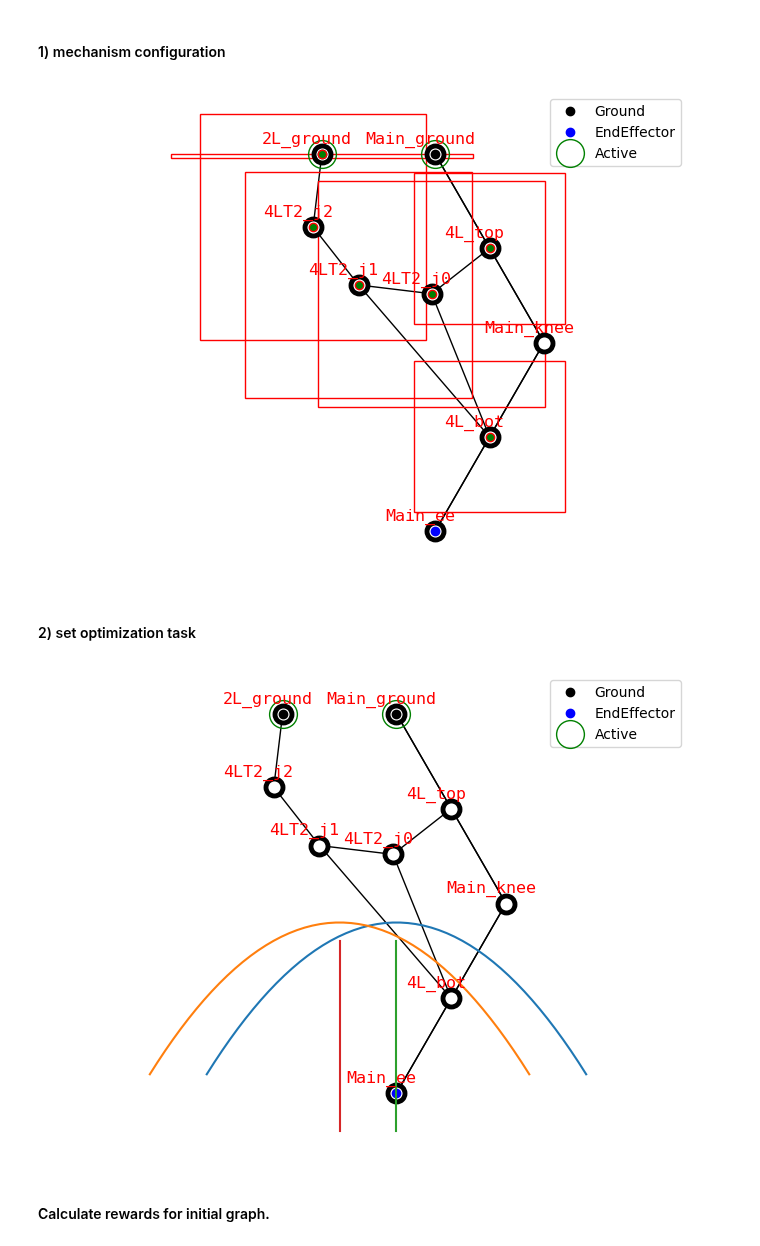
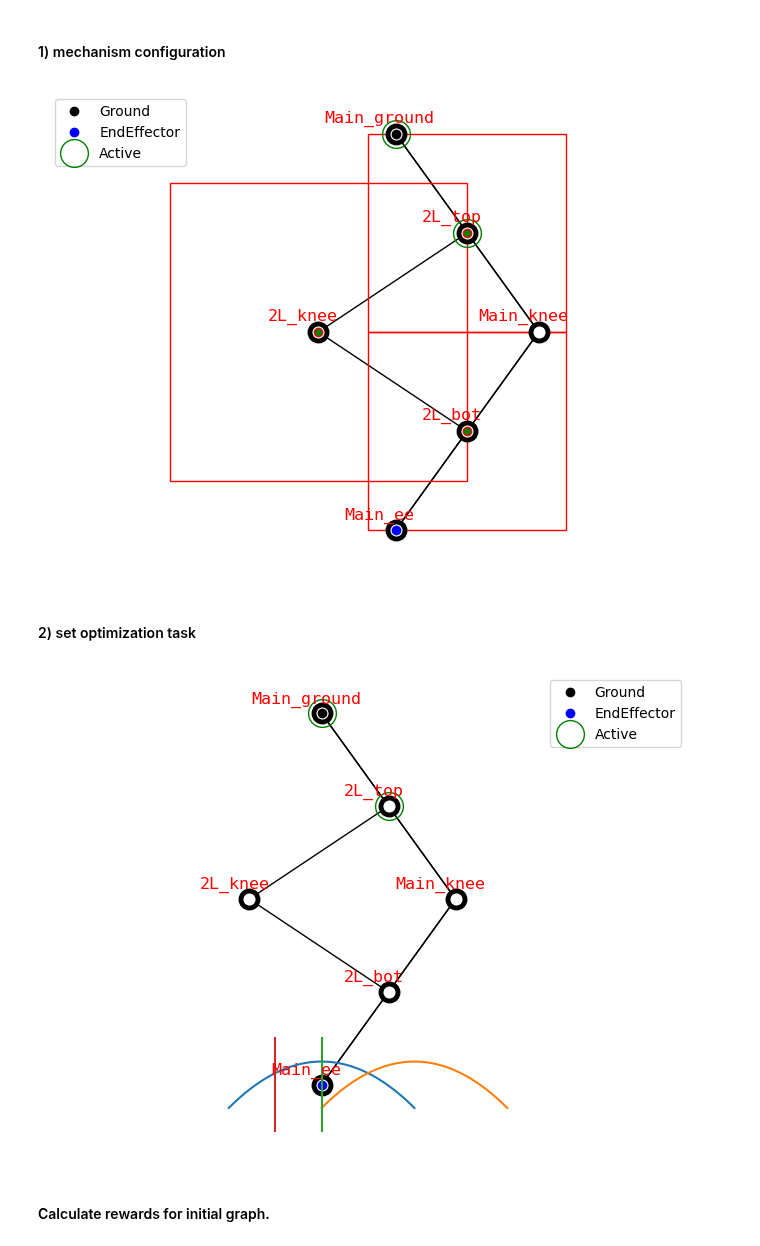
Before and after one commit to LicAiBeerLab/auto-robotics-design, a Jupyter notebook: apps/optimize/single_topology_optimization copy.ipynb, the cells around one changed output. Saved outputs shown, nothing was run; the diff lists cells and outputs as text; code cells hidden in the pictures.

```diff
--- a/apps/optimize/single_topology_optimization copy.ipynb
+++ b/apps/optimize/single_topology_optimization copy.ipynb
@@ -73,30 +73,30 @@ from auto_robot_design.description.builder import (
 #### 1) mechanism configuration
 # %%
 generator = TwoLinkGenerator()
-all_graphs = generator.get_standard_set(shift=0.3)
-graph, constrain_dict = all_graphs[6]
+all_graphs = generator.get_standard_set(knee_pos = -0.4, shift=0.3)
+graph, constrain_dict = all_graphs[1]
 
 actuator = TMotor_AK10_9()
 # actuator = TMotor_AK60_6()
 thickness = 0.04
 builder = ParametrizedBuilder(DetailedURDFCreatorFixedEE, size_ground=np.array(
     [thickness*5, thickness*10, thickness*2]), actuator=actuator,thickness=thickness)
 draw_joint_point(graph)
 visualize_constrains(graph, constrain_dict)
 # %% [output]
-[figure, old version]
+[figure, new version]
 # %% [markdown]
 #### 2) set optimization task
 # %%
 # trajectories
-ground_symmetric_step = convert_x_y_to_6d_traj_xz(*create_simple_step_trajectory(starting_point=[-0.5, -0.95], step_height= 0.4, step_width=1,n_points=50))
-left_shift_step = convert_x_y_to_6d_traj_xz(*create_simple_step_trajectory(starting_point=[-0.65, -0.95], step_height= 0.4, step_width=1,n_points=50))
-right_shift_step = convert_x_y_to_6d_traj_xz(*create_simple_step_trajectory(starting_point=[-0.35, -0.95], step_height= 0.4, step_width=1,n_points=50))
+ground_symmetric_step = convert_x_y_to_6d_traj_xz(*create_simple_step_trajectory(starting_point=[-0.2, -0.85], step_height= 0.1, step_width=0.4,n_points=50))
+left_shift_step = convert_x_y_to_6d_traj_xz(*create_simple_step_trajectory(starting_point=[-0.4, -0.85], step_height= 0.1, step_width=0.4,n_points=50))
+right_shift_step = convert_x_y_to_6d_traj_xz(*create_simple_step_trajectory(starting_point=[-0.0, -0.85], step_height= 0.1, step_width=0.4,n_points=50))
 
 
-central_vertical = convert_x_y_to_6d_traj_xz(*get_vertical_trajectory(-1.1, 0.5, 0,50))
-left_vertical = convert_x_y_to_6d_traj_xz(*get_vertical_trajectory(-1.1, 0.5, -0.15,50))
-right_vertical = convert_x_y_to_6d_traj_xz(*get_vertical_trajectory(-1.1, 0.5, 0.15,50))
+central_vertical = convert_x_y_to_6d_traj_xz(*get_vertical_trajectory(-0.9, 0.2, 0,50))
+left_vertical = convert_x_y_to_6d_traj_xz(*get_vertical_trajectory(-0.9, 0.2, -0.1,50))
+right_vertical = convert_x_y_to_6d_traj_xz(*get_vertical_trajectory(-0.9, 0.2, 0.1,50))
 
 # 2) characteristics to be calculated
 # criteria that either calculated without any reference to points, or calculated through the aggregation of values from all points on trajectory
@@ -120,7 +120,7 @@ rewards_step = [(PositioningReward(pos_error_key="POS_ERR"), 1e6), (Acceleration
             trajectory_key="traj_6d", error_key="error", actuated_mass_key="Actuated_Mass"), 1)]
 
 step_trajectories = [ground_symmetric_step,left_shift_step,right_shift_step]
-step_trajectories = [ground_symmetric_step, left_shift_step]
+step_trajectories = [ground_symmetric_step, right_shift_step]
 
 rewards_vertical = [(PositioningReward(pos_error_key="POS_ERR"), 1e6),
            (HeavyLiftingReward(manipulability_key='Manip_Jacobian',
@@ -138,7 +138,7 @@ for _, trajectories in rewards_and_trajectories:
     for trajectory in trajectories:
         plt.plot(trajectory[:,0],trajectory[:,2])
 # %% [output]
-[figure, old version]
+[figure, new version]
 # %% [markdown]
 #### Calculate rewards for initial graph.
 # %%
```
Also changed, not shown: parts of 29 cells of this notebook, 4 other files.
